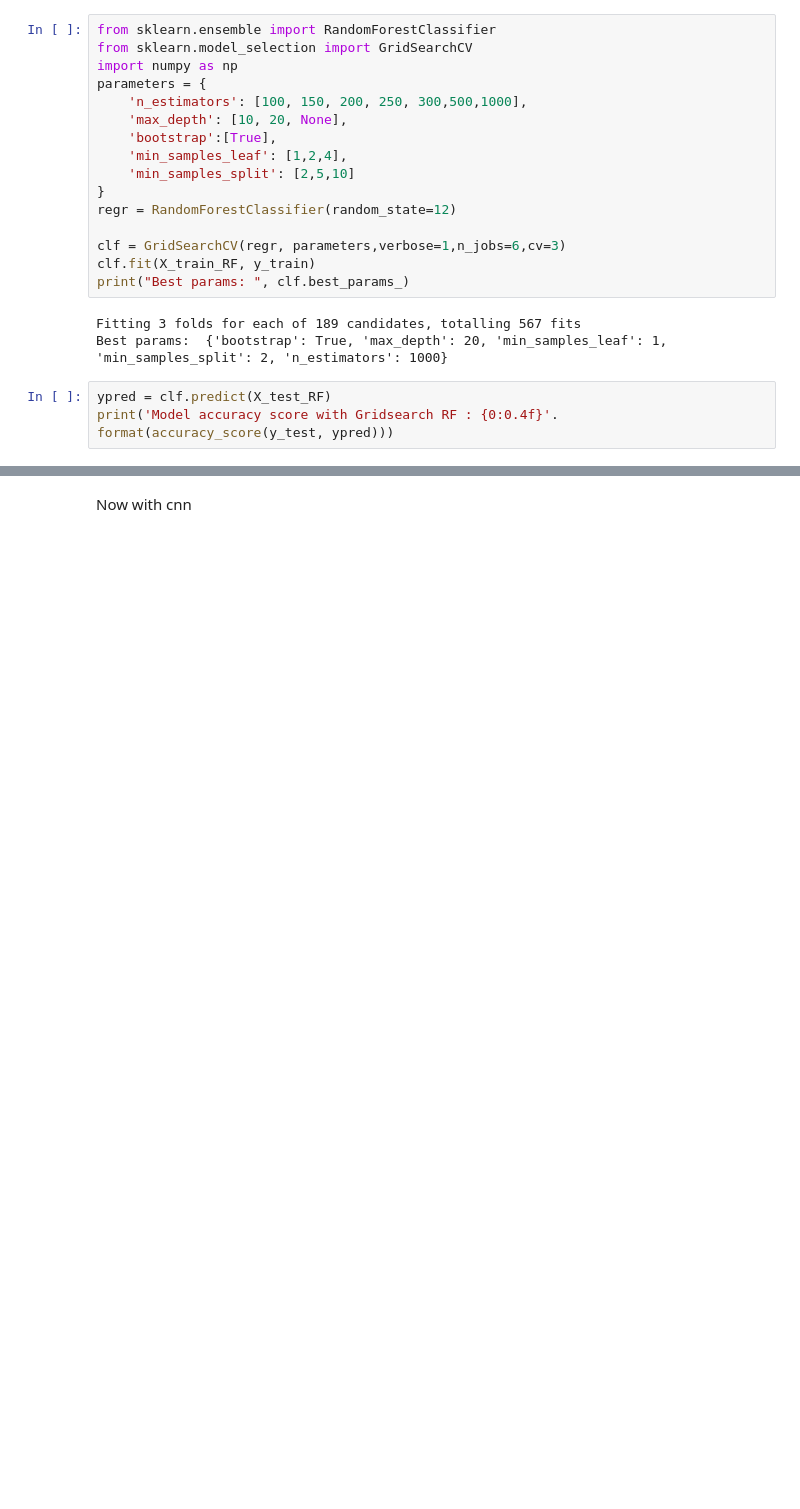
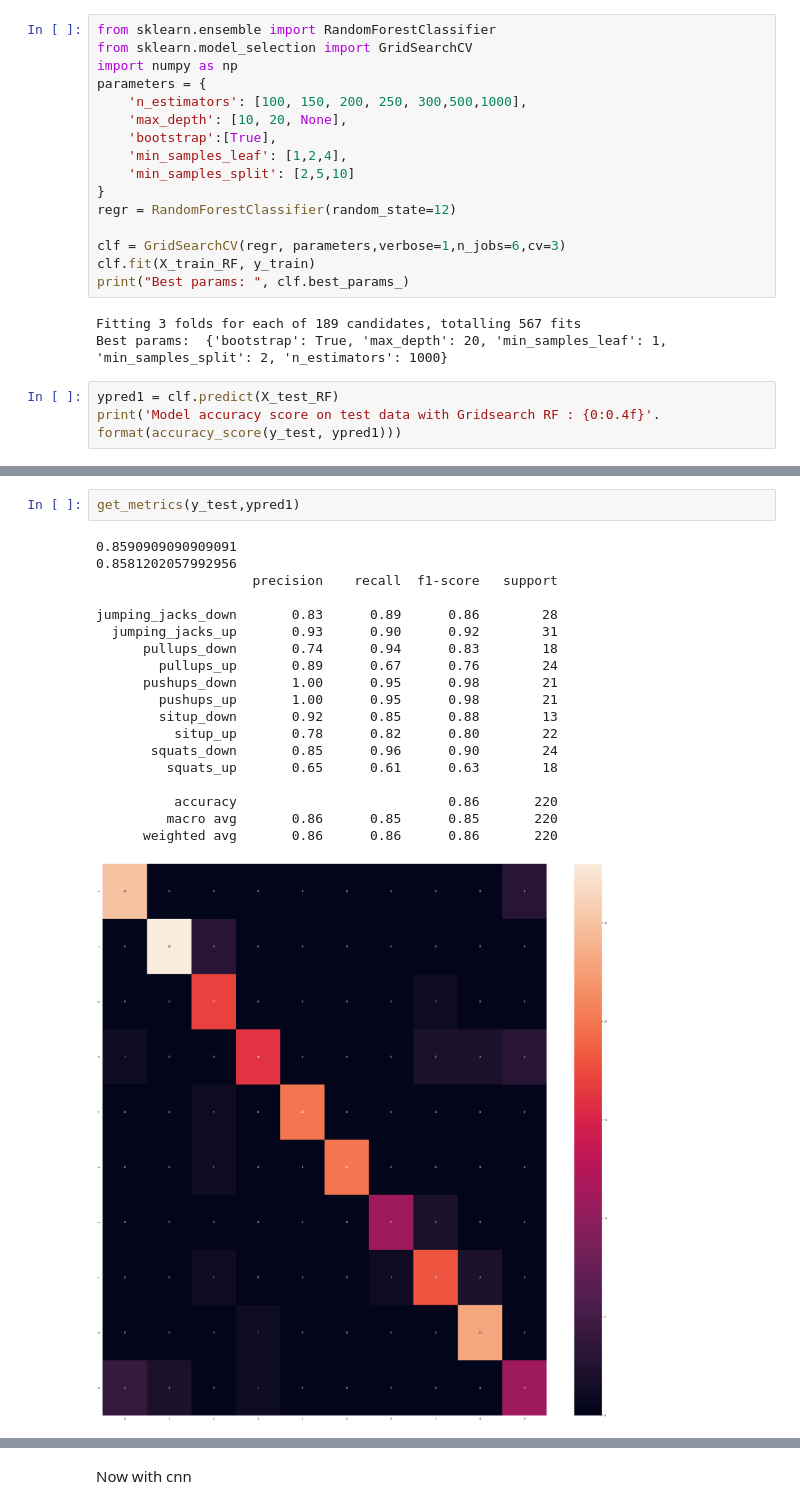
Before and after one commit to Sharzzz001/Machine-Learning-Applications-and-Kaggle-Competitions, a Jupyter notebook: Self-Projects/Exercise Pose Classification/main.ipynb, the cells around one changed output, grey strips where cells are left out. Saved outputs shown, nothing was run; the diff lists cells and outputs as text; blank space fills up the shorter version.

```diff
--- a/Self-Projects/Exercise Pose Classification/main.ipynb
+++ b/Self-Projects/Exercise Pose Classification/main.ipynb
@@ -299,6 +299,6 @@ print("Best params: ", clf.best_params_)
 Fitting 3 folds for each of 189 candidates, totalling 567 fits
 Best params:  {'bootstrap': True, 'max_depth': 20, 'min_samples_leaf': 1, 'min_samples_split': 2, 'n_estimators': 1000}
 # %%
-ypred = clf.predict(X_test_RF)
-print('Model accuracy score with Gridsearch RF : {0:0.4f}'. format(accuracy_score(y_test, ypred)))
+ypred1 = clf.predict(X_test_RF)
+print('Model accuracy score on test data with Gridsearch RF : {0:0.4f}'. format(accuracy_score(y_test, ypred1)))
 # %% [output]
@@ -305,0 +320,22 @@ Model accuracy score with Gridsearch RF : 0.8591
+# %%
+get_metrics(y_test,ypred1)
+# %% [output]
+0.8590909090909091
+0.8581202057992956
+                    precision    recall  f1-score   support
+
+jumping_jacks_down       0.83      0.89      0.86        28
+  jumping_jacks_up       0.93      0.90      0.92        31
+      pullups_down       0.74      0.94      0.83        18
+        pullups_up       0.89      0.67      0.76        24
+      pushups_down       1.00      0.95      0.98        21
+        pushups_up       1.00      0.95      0.98        21
+        situp_down       0.92      0.85      0.88        13
+          situp_up       0.78      0.82      0.80        22
+       squats_down       0.85      0.96      0.90        24
+         squats_up       0.65      0.61      0.63        18
+
+          accuracy                           0.86       220
+         macro avg       0.86      0.85      0.85       220
+      weighted avg       0.86      0.86      0.86       220
+[figure, added]
```
Also changed, not shown: parts of 6 cells of this notebook.
